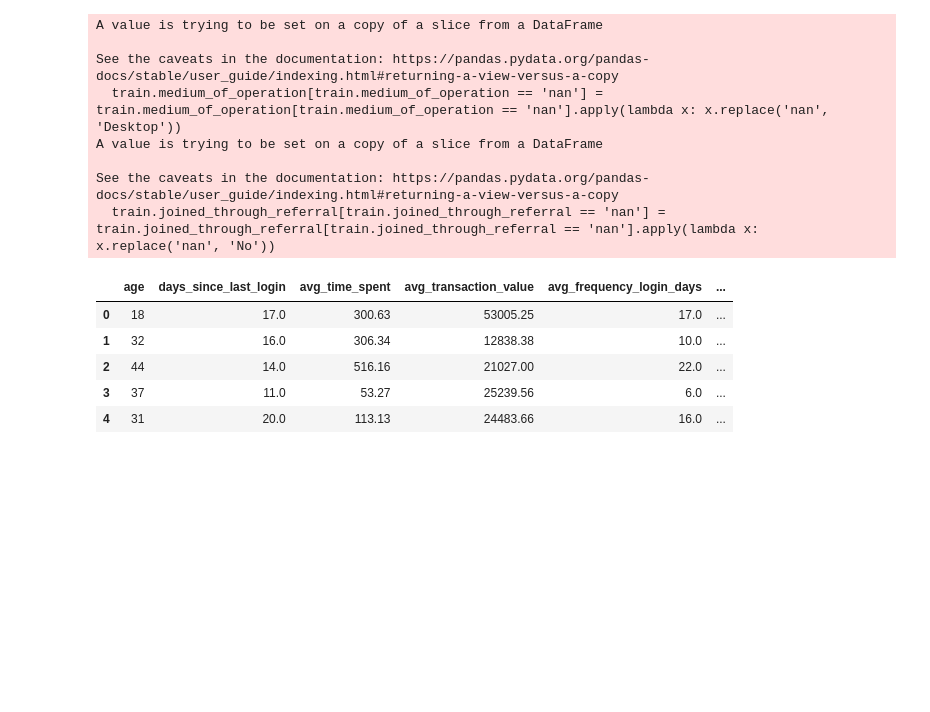
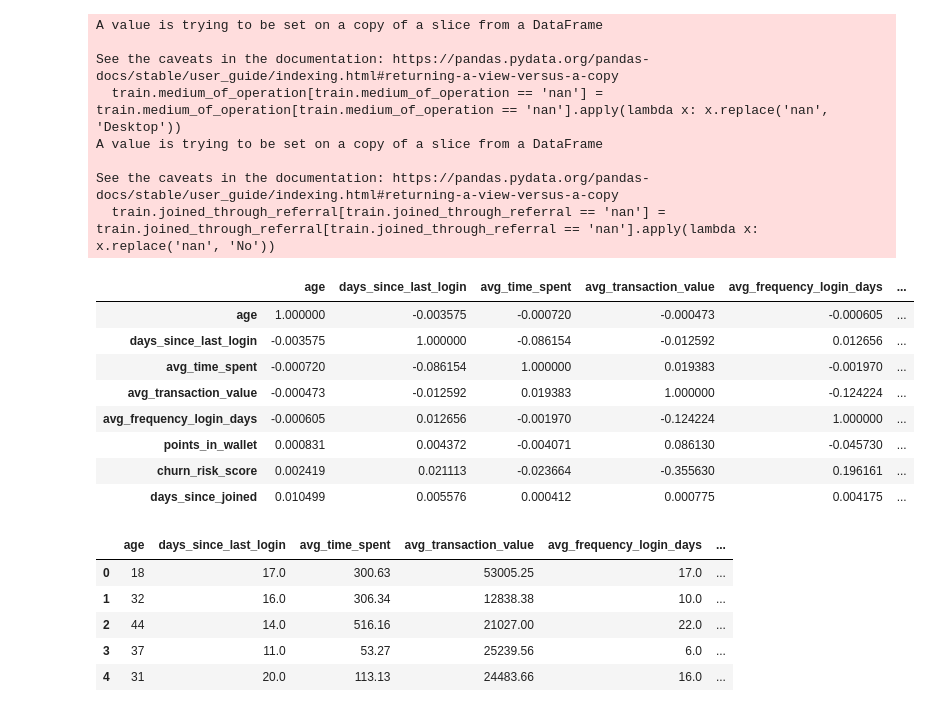
Before and after one commit to DineshKoushik/HackerEarth_predict-churn-risk-rate, a Jupyter notebook: eda_analysis.ipynb, the cells around one changed output. Drawn from its saved outputs; the diff is of its cells as text; code cells hidden in the pictures; blank space fills up the shorter version.

```diff
--- a/eda_analysis.ipynb
+++ b/eda_analysis.ipynb
@@ -91,6 +92,18 @@ train.avg_frequency_login_days = train.avg_frequency_login_days.apply(lambda x:
 train.points_in_wallet = train.points_in_wallet.apply(lambda x: -x if x < 0 else x)
 # %%
 train.churn_risk_score = train.churn_risk_score.apply(lambda x : 3 if x == -1 else x)
+# %%
+train.corr()
+# %% [output]
+|  | age | days_since_last_login | avg_time_spent | avg_transaction_value | avg_frequency_login_days | ... |
+| age | 1.000000 | -0.003575 | -0.000720 | -0.000473 | -0.000605 | ... |
+| days_since_last_login | -0.003575 | 1.000000 | -0.086154 | -0.012592 | 0.012656 | ... |
+| avg_time_spent | -0.000720 | -0.086154 | 1.000000 | 0.019383 | -0.001970 | ... |
+| avg_transaction_value | -0.000473 | -0.012592 | 0.019383 | 1.000000 | -0.124224 | ... |
+| avg_frequency_login_days | -0.000605 | 0.012656 | -0.001970 | -0.124224 | 1.000000 | ... |
+| points_in_wallet | 0.000831 | 0.004372 | -0.004071 | 0.086130 | -0.045730 | ... |
+| churn_risk_score | 0.002419 | 0.021113 | -0.023664 | -0.355630 | 0.196161 | ... |
+| days_since_joined | 0.010499 | 0.005576 | 0.000412 | 0.000775 | 0.004175 | ... |
 # %%
 train = pd.get_dummies(train)
 # %%
```
Also changed, not shown: parts of 5 cells of this notebook, 1 other file.
